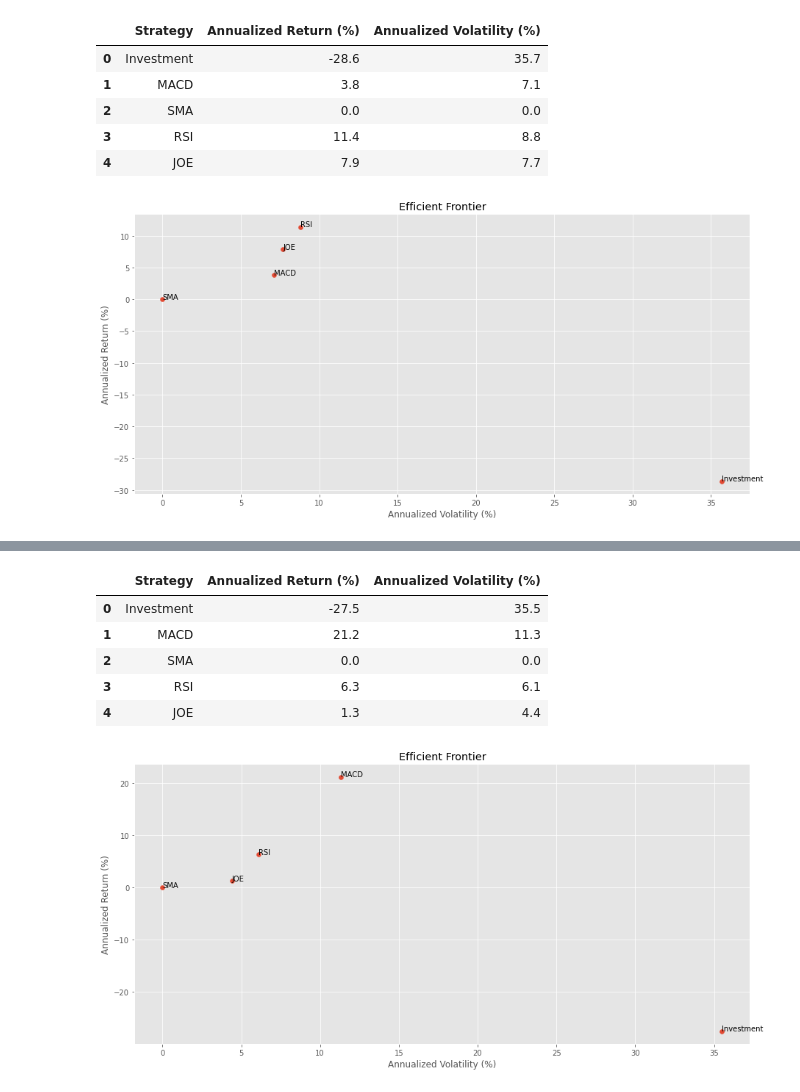
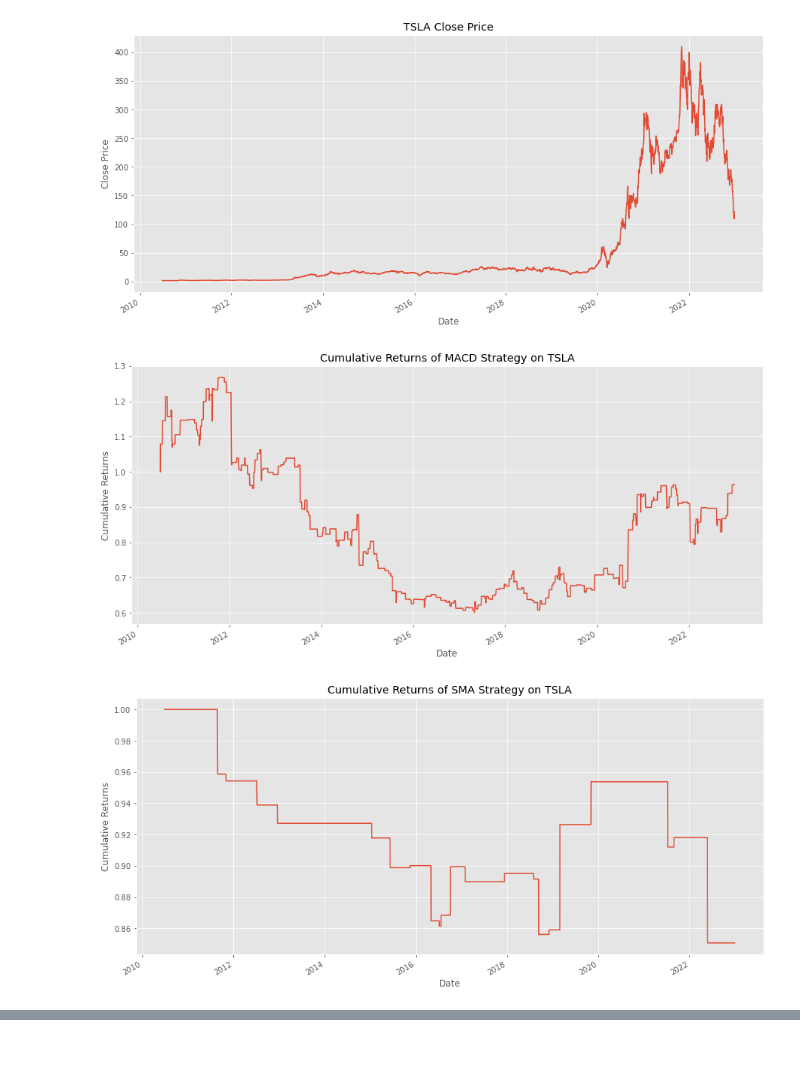
Before and after one commit to joepopop/real_time_financial_info_management, a Jupyter notebook: trading_algorithms.ipynb, the cells around one changed output, grey strips where cells are left out. Saved outputs shown, nothing was run; the diff lists cells and outputs as text; code cells hidden in the pictures; blank space fills up the shorter version.

```diff
--- a/trading_algorithms.ipynb
+++ b/trading_algorithms.ipynb
@@ -223,10 +274,6 @@ meta = Ticker('META', '2022-1-1')
 # %%
-aapl.efficient_front(["MACD", "SMA", "RSI", "JOE"])
+TSLA.sum_vis(["MACD", "SMA", "RSI", "JOE"])
 # %% [output]
-|  | Strategy | Annualized Return (%) | Annualized Volatility (%) |
-| 0 | Investment | -28.6 | 35.7 |
-| 1 | MACD | 3.8 | 7.1 |
-| 2 | SMA | 0.0 | 0.0 |
-| 3 | RSI | 11.4 | 8.8 |
-| 4 | JOE | 7.9 | 7.7 |
-[figure, old version]
+[figure, new version]
+[figure, added]
+[figure, added]
@@ -233,10 +281,0 @@ aapl.efficient_front(["MACD", "SMA", "RSI", "JOE"])
-# %%
-msft.efficient_front(["MACD", "SMA", "RSI", "JOE"])
-# %% [output]
-|  | Strategy | Annualized Return (%) | Annualized Volatility (%) |
-| 0 | Investment | -27.5 | 35.5 |
-| 1 | MACD | 21.2 | 11.3 |
-| 2 | SMA | 0.0 | 0.0 |
-| 3 | RSI | 6.3 | 6.1 |
-| 4 | JOE | 1.3 | 4.4 |
-[figure, removed]
```
Also changed, not shown: parts of 14 cells of this notebook.
